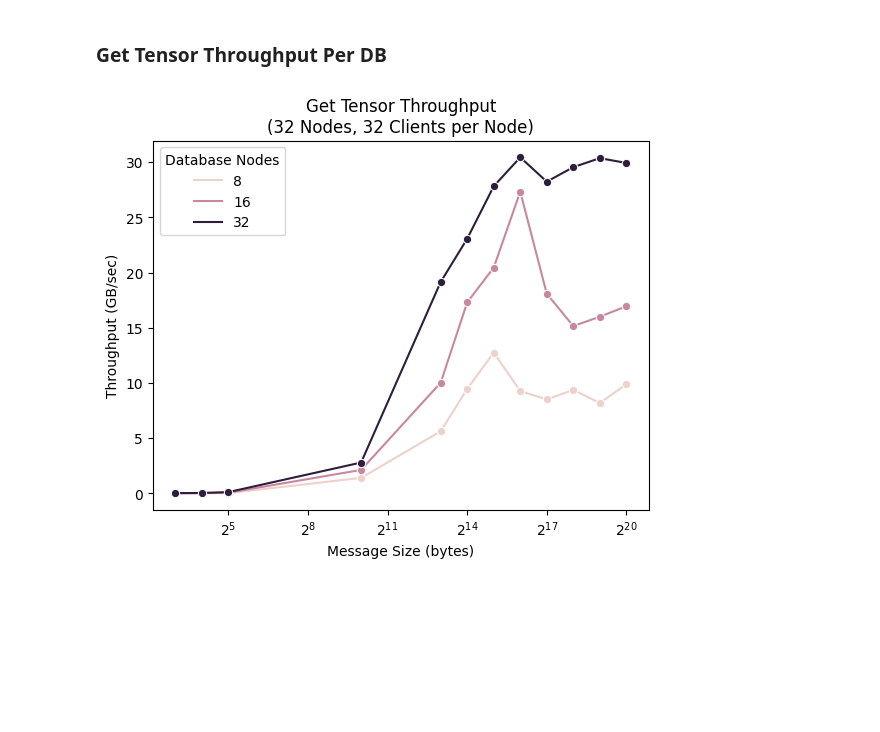
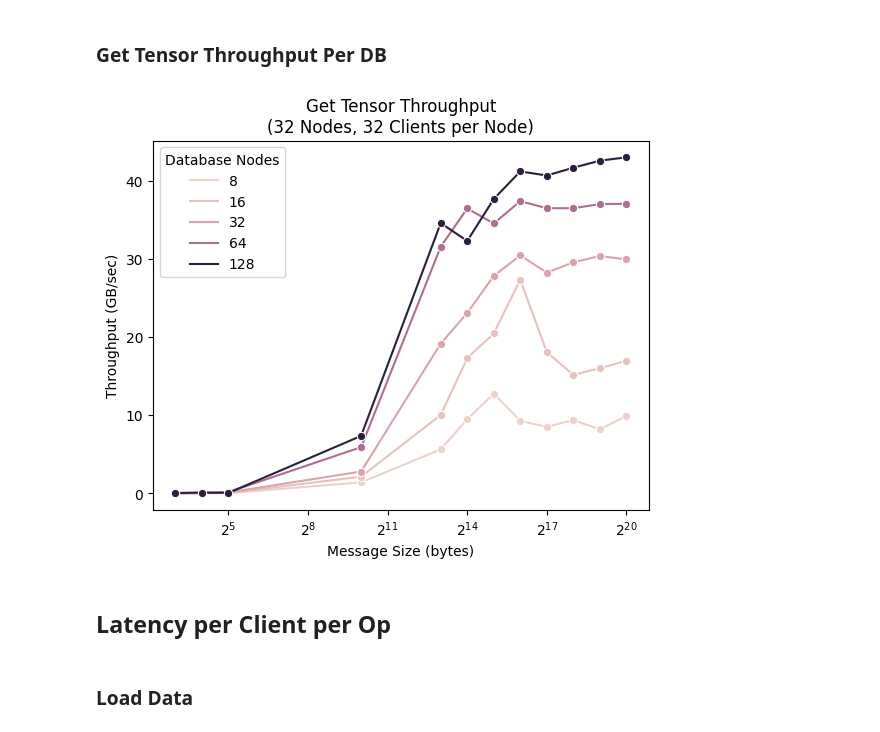
Before and after one commit to MattToast/SmartSim-Scaling, a Jupyter notebook: process.ipynb, the cells around one changed output. Saved outputs shown, nothing was run; the diff lists cells and outputs as text; code cells hidden in the pictures; blank space fills up the shorter version.

```diff
--- a/process.ipynb
+++ b/process.ipynb
@@ -29,12 +33,11 @@ sns.set_palette('colorblind')
 # %%
 ax_client_nodes = [1, 16, 32, 64, 128]
 ax_clients_per_node = [1, 8, 16, 32, 64]
-ax_db_nodes = [8, 16, 32]
+ax_db_nodes = [8, 16, 32, 64, 128]
 ax_db_cpus = [36]
 
 # dragon pool does well up to 64
 ax_tensor_bytes = [8, 16, 32, 1_024, 8_192, 16_384, 32_768, 65_536, 131_072, 262_144, 524_288, 1_048_576]
-# ax_tensor_bytes = [1_024, 8_192, 16_384, 32_769,65_538, 131_076, 262_152, 524_304, 1_024_000]
 
 # dragon has managers
 # we do not for redis :(
@@ -88,7 +91,7 @@ def process_throughput_out_data(results_dir, processed_dir):
             if other:
                 print(f"WARNING: got extra, unexpected results dirs: {other};\n"
                        "         Ignoring for now!!")
-        dfs = (
+        dfs = [
             open_and_add_ctx_to_out_file(
                 str(csv),
                 client_nodes,
@@ -99,7 +102,10 @@ def process_throughput_out_data(results_dir, processed_dir):
                 iterations
             )
             for csv in glob.iglob(os.path.join(dir_, "rank_*_timing.csv"))
-        )
+        ]
+        if not dfs:
+            print(f"missing csvs in {dir_}")
+            continue
         ranks_data_df = pd.concat(dfs, ignore_index=True)
         assert len(pd.unique(ranks_data_df["Rank"])) == client_nodes * clients_per_node
 
@@ -124,8 +130,8 @@ def process_throughput_out_data(results_dir, processed_dir):
     # agg_df.to_csv(str(processed_dir / "processed.csv"), index=False)
     return composite_df # , agg_df
 
-def load_from_disk(res_dir):
-    return pd.read_csv(str(res_dir / "composite.csv"), index_col=None)
+def load_from_disk(res_dir, file="composite.csv"):
+    return pd.read_csv(str(res_dir / file), index_col=None)
             # pd.read_csv(str(res_dir / "processed.csv"), index_col=None))
 
 if PROCESSED_RESULTS_DIR.is_dir() and not FORCE_RELOAD:
@@ -309,10 +432,14 @@ plot.set_xscale('log', base=2)
 # %% [markdown]
 ### Get Tensor Throughput Per DB
 # %%
+x = "Message Size (bytes)"
+y = "Throughput (GB/sec)"
+hue = "Database Nodes"
+
 plot = sns.lineplot(make_observed_throughput_dataset(get_tensor_data, x, y, hue),
                     x=x, y=y, hue=hue,
                     marker='o')
 plot.set(title=f"Get Tensor Throughput\n{client_num_title}")
 plot.set_xscale('log', base=2)
 # %% [output]
-[figure, old version]
+[figure, new version]
@@ -323,0 +446,4 @@ plot.set_xscale('log', base=2)
+# %% [markdown]
+## Latency per Client per Op
+# %% [markdown]
+### Load Data
```
Also changed, not shown: parts of 26 cells of this notebook.
